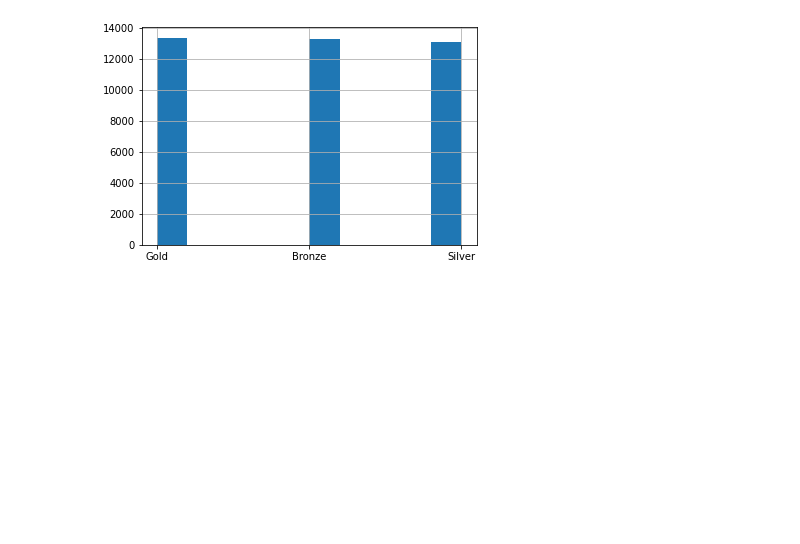
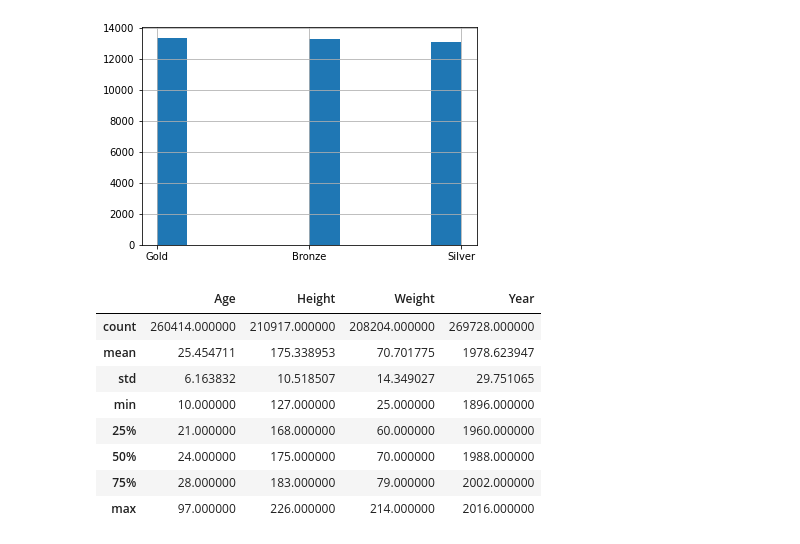
Before and after one commit to abiasiol/LearnSQLCapstoneProject, a Jupyter notebook: 2_preliminary_silver_exploration.ipynb, the cells around one changed output. Cells and saved outputs as stored; diff of their text form; code cells hidden in the pictures; blank space fills up the shorter version.

```diff
--- a/2_preliminary_silver_exploration.ipynb
+++ b/2_preliminary_silver_exploration.ipynb
@@ -47,3 +51,16 @@ silver_df.Medal.hist()
 # %% [output]
 <AxesSubplot:>
 [figure]
+# %%
+
+silver_df.drop(columns=['ID']).describe()
+# %% [output]
+|  | Age | Height | Weight | Year |
+| count | 260414.000000 | 210917.000000 | 208204.000000 | 269728.000000 |
+| mean | 25.454711 | 175.338953 | 70.701775 | 1978.623947 |
+| std | 6.163832 | 10.518507 | 14.349027 | 29.751065 |
+| min | 10.000000 | 127.000000 | 25.000000 | 1896.000000 |
+| 25% | 21.000000 | 168.000000 | 60.000000 | 1960.000000 |
+| 50% | 24.000000 | 175.000000 | 70.000000 | 1988.000000 |
+| 75% | 28.000000 | 183.000000 | 79.000000 | 2002.000000 |
+| max | 97.000000 | 226.000000 | 214.000000 | 2016.000000 |
```
Also changed, not shown: parts of 2 cells of this notebook, 1 other file.
